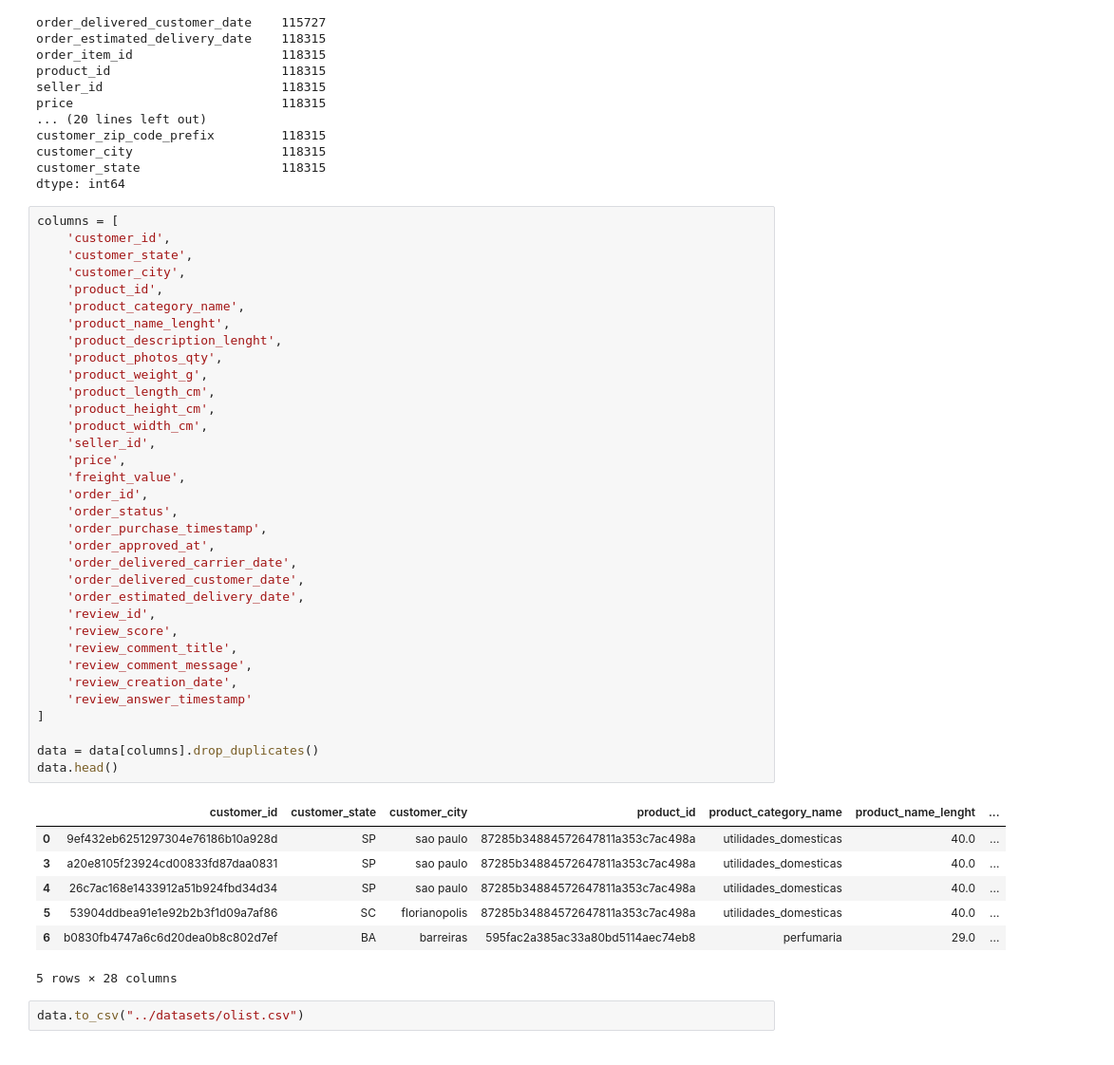
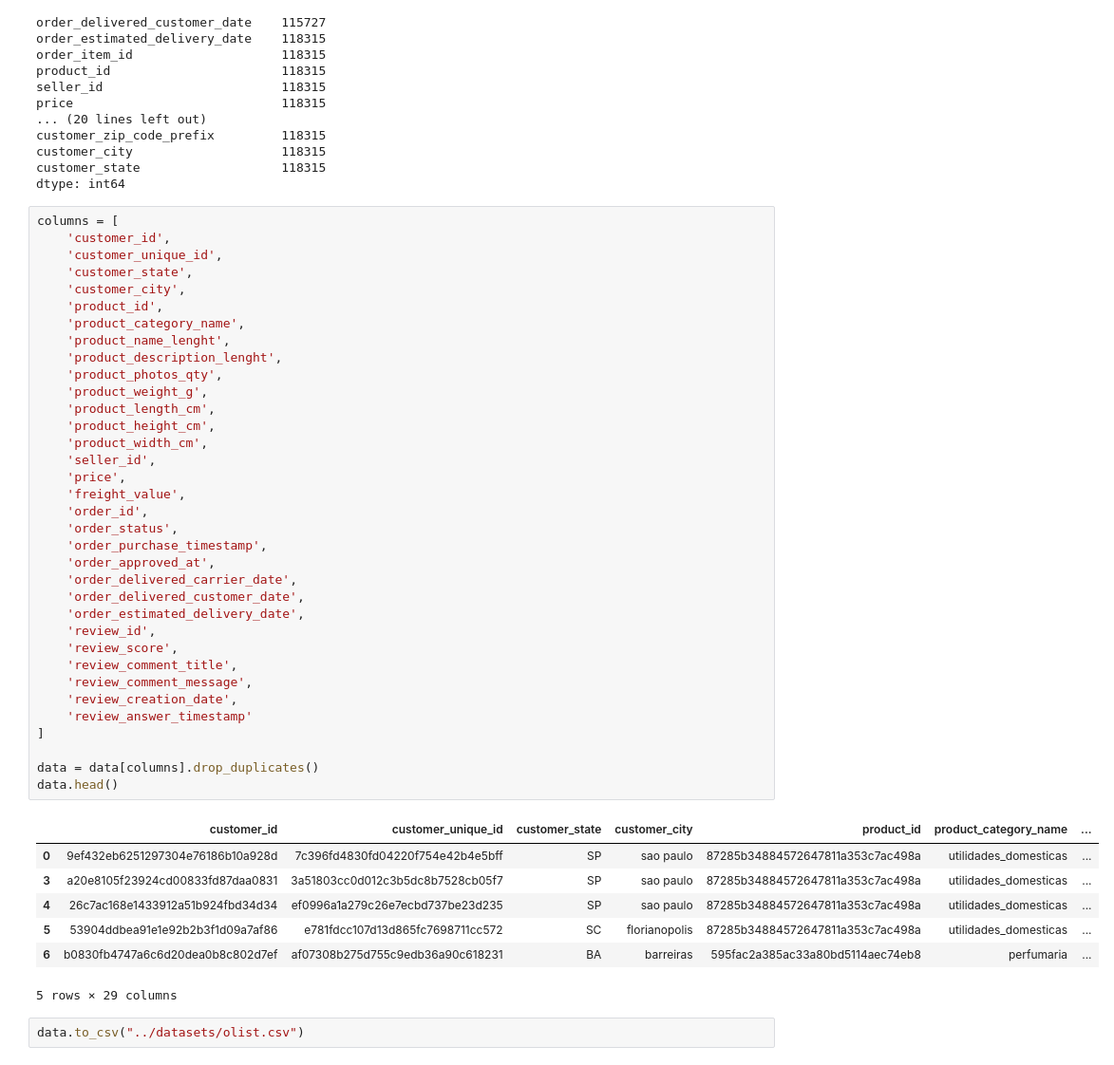
Before and after one commit to GuiBrandt/e-commerce, a Jupyter notebook: etl/estruturacao_de_dados.ipynb, the cells around one changed output. Shown at 95% size. Saved outputs shown, nothing was run; the diff lists cells and outputs as text.

```diff
--- a/etl/estruturacao_de_dados.ipynb
+++ b/etl/estruturacao_de_dados.ipynb
@@ -265,44 +265,45 @@ dtype: int64
 # %%
 columns = [
     'customer_id',
+    'customer_unique_id',
     'customer_state',
     'customer_city',
     'product_id',
     'product_category_name',
     'product_name_lenght',
     'product_description_lenght',
     'product_photos_qty',
     'product_weight_g',
     'product_length_cm',
     'product_height_cm',
     'product_width_cm',
     'seller_id',
     'price',
     'freight_value',
     'order_id',
     'order_status',
     'order_purchase_timestamp',
     'order_approved_at',
     'order_delivered_carrier_date',
     'order_delivered_customer_date',
     'order_estimated_delivery_date',
     'review_id',
     'review_score',
     'review_comment_title',
     'review_comment_message',
     'review_creation_date',
     'review_answer_timestamp'
 ]
 
 data = data[columns].drop_duplicates()
 data.head()
 # %% [output]
-|  | customer_id | customer_state | customer_city | product_id | product_category_name | product_name_lenght | ... |
-| 0 | 9ef432eb6251297304e76186b10a928d | SP | sao paulo | 87285b34884572647811a353c7ac498a | utilidades_domesticas | 40.0 | ... |
-| 3 | a20e8105f23924cd00833fd87daa0831 | SP | sao paulo | 87285b34884572647811a353c7ac498a | utilidades_domesticas | 40.0 | ... |
-| 4 | 26c7ac168e1433912a51b924fbd34d34 | SP | sao paulo | 87285b34884572647811a353c7ac498a | utilidades_domesticas | 40.0 | ... |
-| 5 | 53904ddbea91e1e92b2b3f1d09a7af86 | SC | florianopolis | 87285b34884572647811a353c7ac498a | utilidades_domesticas | 40.0 | ... |
-| 6 | b0830fb4747a6c6d20dea0b8c802d7ef | BA | barreiras | 595fac2a385ac33a80bd5114aec74eb8 | perfumaria | 29.0 | ... |
+|  | customer_id | customer_unique_id | customer_state | customer_city | product_id | product_category_name | ... |
+| 0 | 9ef432eb6251297304e76186b10a928d | 7c396fd4830fd04220f754e42b4e5bff | SP | sao paulo | 87285b34884572647811a353c7ac498a | utilidades_domesticas | ... |
+| 3 | a20e8105f23924cd00833fd87daa0831 | 3a51803cc0d012c3b5dc8b7528cb05f7 | SP | sao paulo | 87285b34884572647811a353c7ac498a | utilidades_domesticas | ... |
+| 4 | 26c7ac168e1433912a51b924fbd34d34 | ef0996a1a279c26e7ecbd737be23d235 | SP | sao paulo | 87285b34884572647811a353c7ac498a | utilidades_domesticas | ... |
+| 5 | 53904ddbea91e1e92b2b3f1d09a7af86 | e781fdcc107d13d865fc7698711cc572 | SC | florianopolis | 87285b34884572647811a353c7ac498a | utilidades_domesticas | ... |
+| 6 | b0830fb4747a6c6d20dea0b8c802d7ef | af07308b275d755c9edb36a90c618231 | BA | barreiras | 595fac2a385ac33a80bd5114aec74eb8 | perfumaria | ... |
-5 rows × 28 columns
+5 rows × 29 columns
 # %%
 data.to_csv("../datasets/olist.csv")
```
Also changed, not shown: 3 other files.
